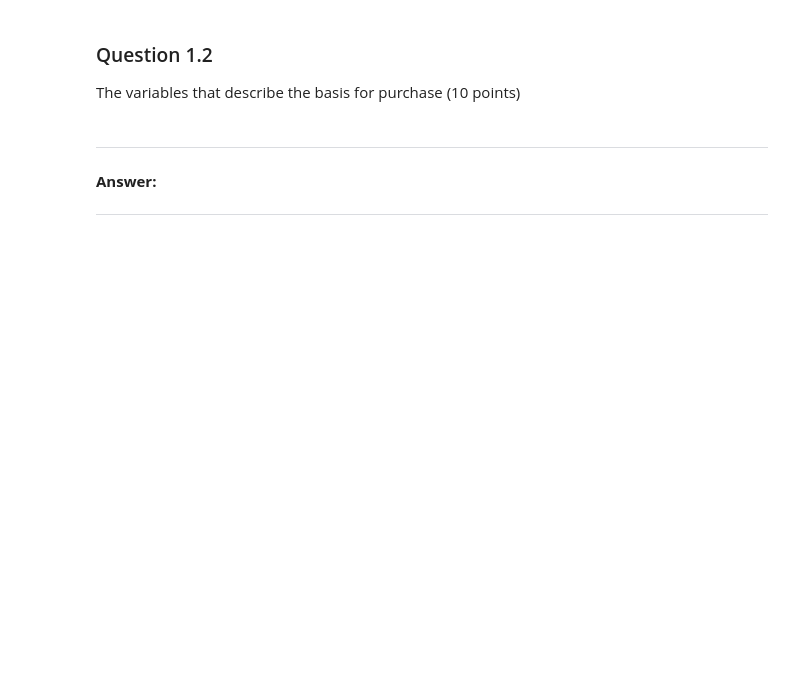
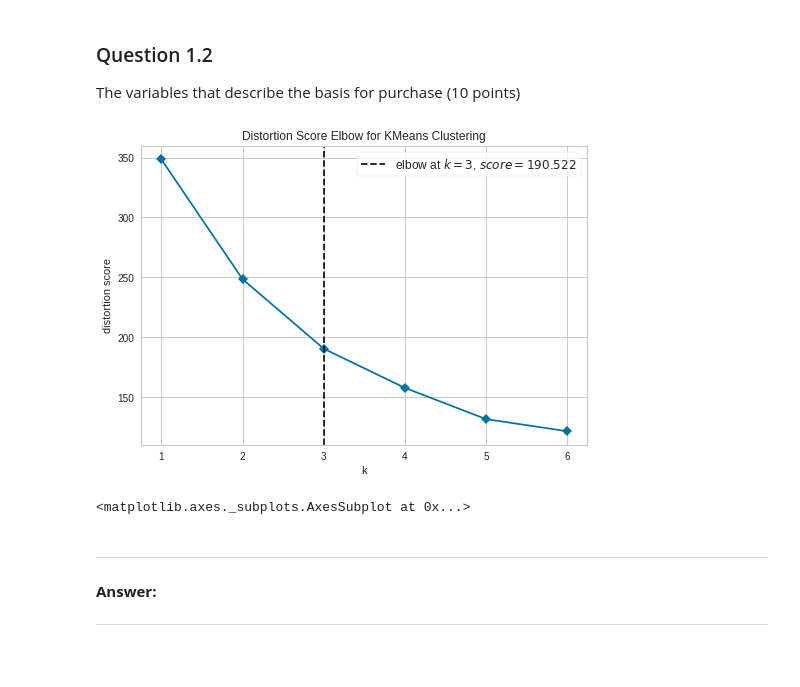
Before and after one commit to zachfreitas/ADS_505_Applied_Data_Sci_for_Business-, a Jupyter notebook: Module_5/Assignment_5/Assignment_5.ipynb, the cells around one changed output. Drawn from its saved outputs; the diff is of its cells as text; code cells hidden in the pictures; blank space fills up the shorter version.

```diff
--- a/Module_5/Assignment_5/Assignment_5.ipynb
+++ b/Module_5/Assignment_5/Assignment_5.ipynb
@@ -271,6 +124,23 @@ The variables that describe purchase behavior (including brand loyalty) (10 poin
 # %% [markdown]
 ### Question 1.2
 The variables that describe the basis for purchase (10 points)
+# %%
+# Basis of purchase (price, selling proposition)
+Basis_of_purchase = ['Pr_Cat_1', 'Pr_Cat_2', 'Pr_Cat_3', 'Pr_Cat_4',
+                       'PropCat_5', 'PropCat_6', 'PropCat_7','PropCat_8',
+                       'PropCat_9', 'PropCat_10', 'PropCat_11', 'PropCat_12',
+                       'PropCat_13','PropCat_14','PropCat_15']
+#
+# Instantiate the clustering model and visualizer
+#
+km = KMeans(random_state=0)
+visualizer = KElbowVisualizer(km, k=(1,7), timings=False)
+
+visualizer.fit(df_copy[Basis_of_purchase])        # Fit the data to the visualizer
+visualizer.show()        # Finalize and render the figure
+# %% [output]
+[figure, added]
+<matplotlib.axes._subplots.AxesSubplot at 0x...>
 # %% [markdown]
 ---
 **Answer:**
```
Also changed, not shown: parts of 19 cells of this notebook.
